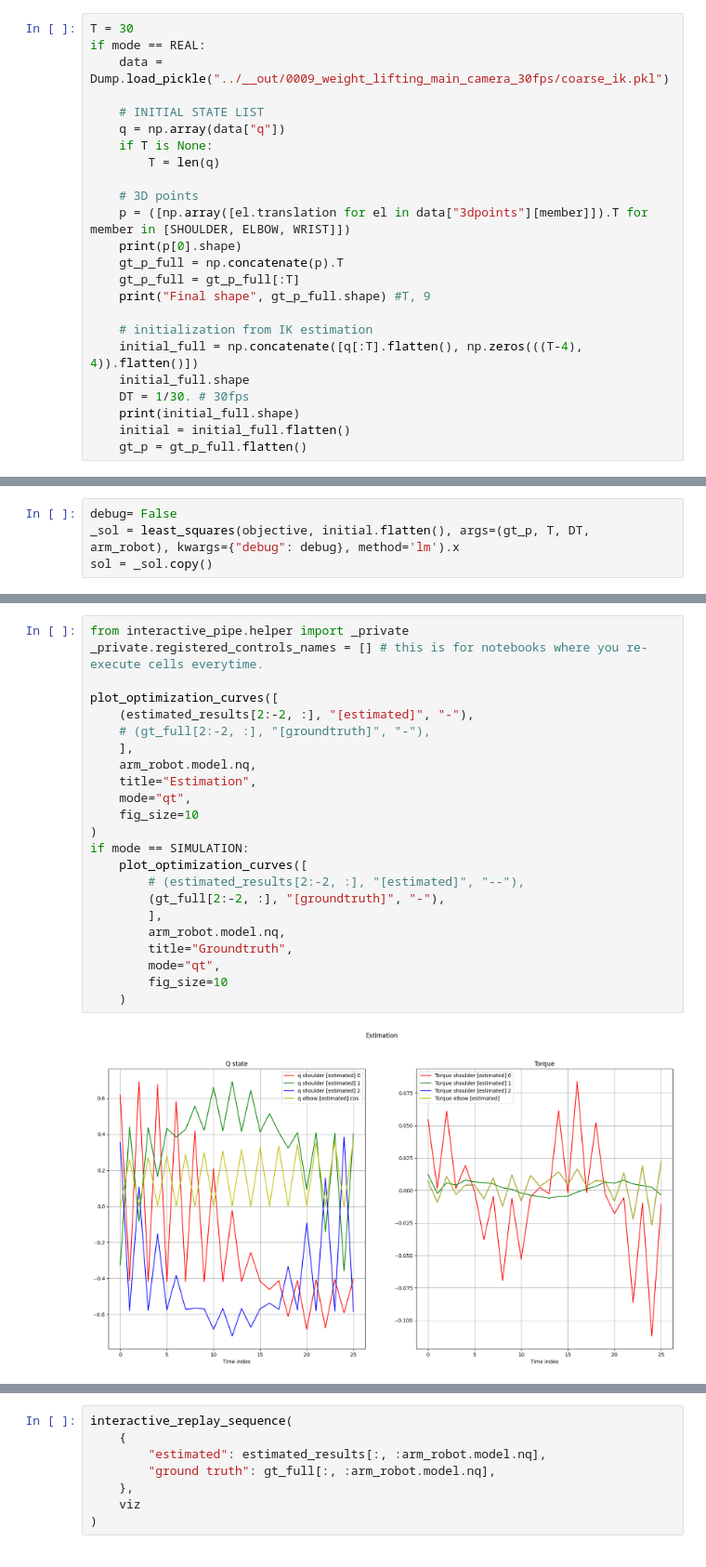
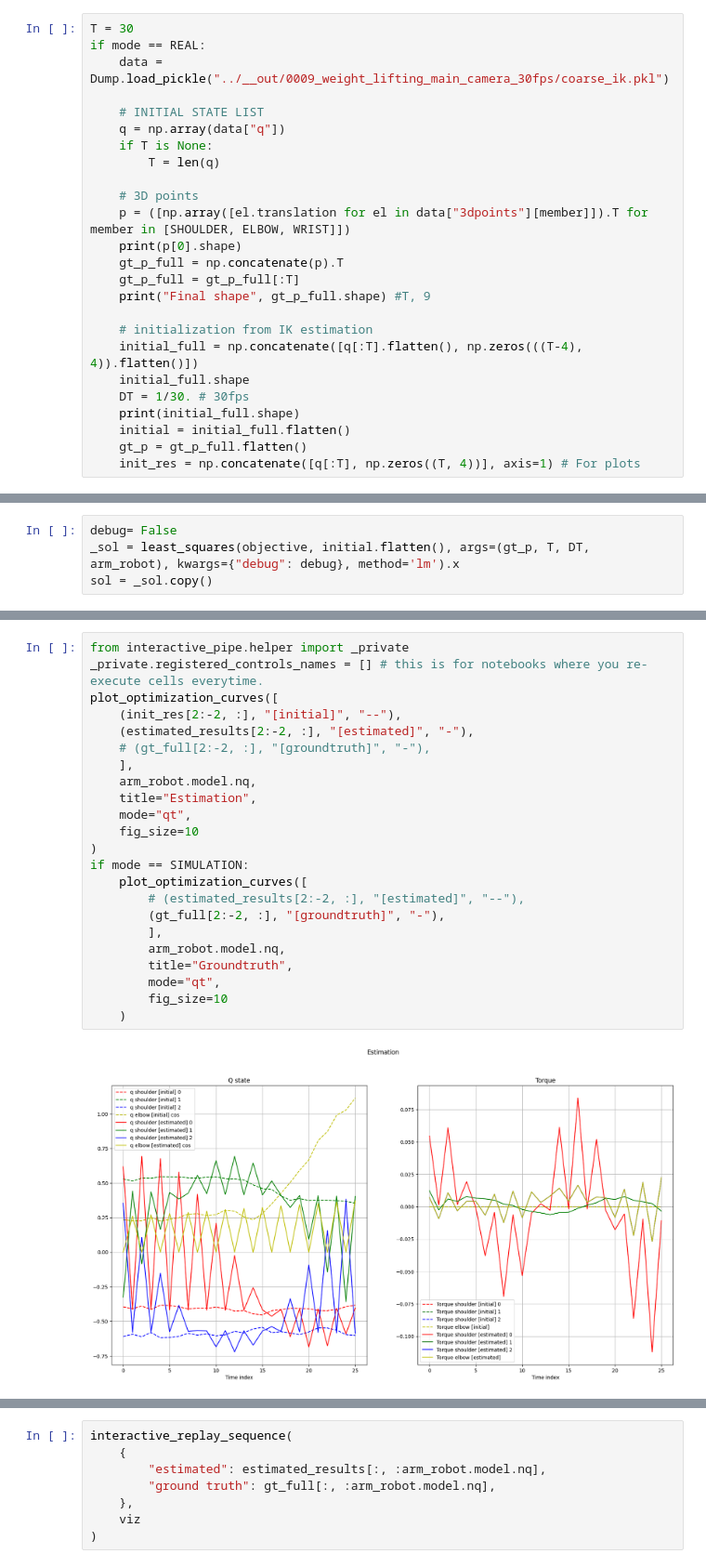
Before and after one commit to balthazarneveu/monocular_pose_and_forces_estimation, a Jupyter notebook: scripts/inverse_dynamics.ipynb, the cells around one changed output, grey strips where cells are left out. Shown: that part at 93% size. Cells and saved outputs as stored; diff of their text form.

Commit message:
fix plots for real data

```diff
--- a/scripts/inverse_dynamics.ipynb
+++ b/scripts/inverse_dynamics.ipynb
@@ -101,6 +101,7 @@ if mode == REAL:
     print(initial_full.shape)
     initial = initial_full.flatten()
     gt_p = gt_p_full.flatten()
+    init_res = np.concatenate([q[:T], np.zeros((T, 4))], axis=1) # For plots
 # %% [output]
 (3, 468)
 Final shape (30, 9)
@@ -148,25 +150,25 @@ Dynamics : 0.03104140992484155
 # %%
 from interactive_pipe.helper import _private
 _private.registered_controls_names = [] # this is for notebooks where you re-execute cells everytime.
-
 plot_optimization_curves([
+    (init_res[2:-2, :], "[initial]", "--"),
     (estimated_results[2:-2, :], "[estimated]", "-"),
     # (gt_full[2:-2, :], "[groundtruth]", "-"),
     ],
     arm_robot.model.nq,
     title="Estimation",
     mode="qt",
     fig_size=10
 )
 if mode == SIMULATION:
     plot_optimization_curves([
         # (estimated_results[2:-2, :], "[estimated]", "--"),
         (gt_full[2:-2, :], "[groundtruth]", "-"),
         ],
         arm_robot.model.nq,
         title="Groundtruth",
         mode="qt",
         fig_size=10
     )
 # %% [output]
-[figure, old version]
+[figure, new version]
```
Also changed, not shown: parts of 10 cells of this notebook.
